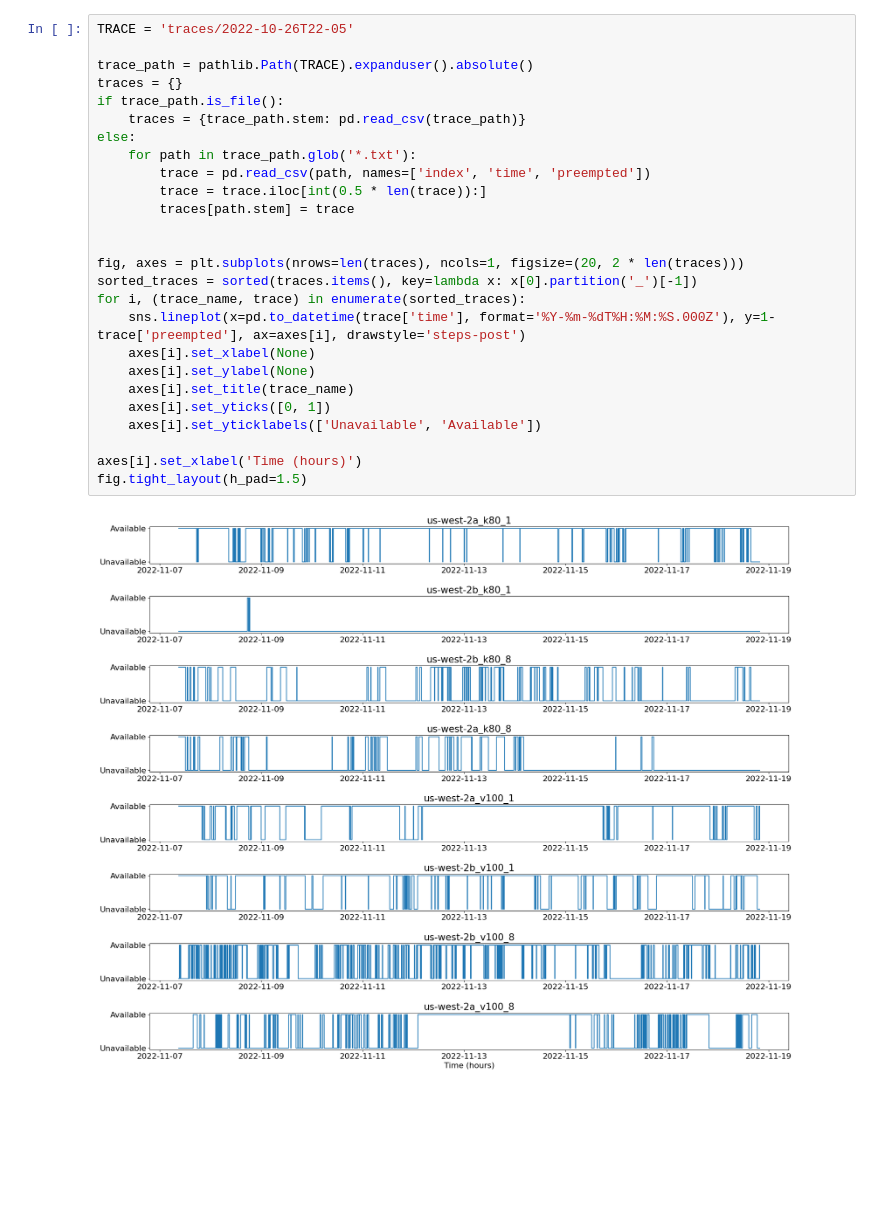
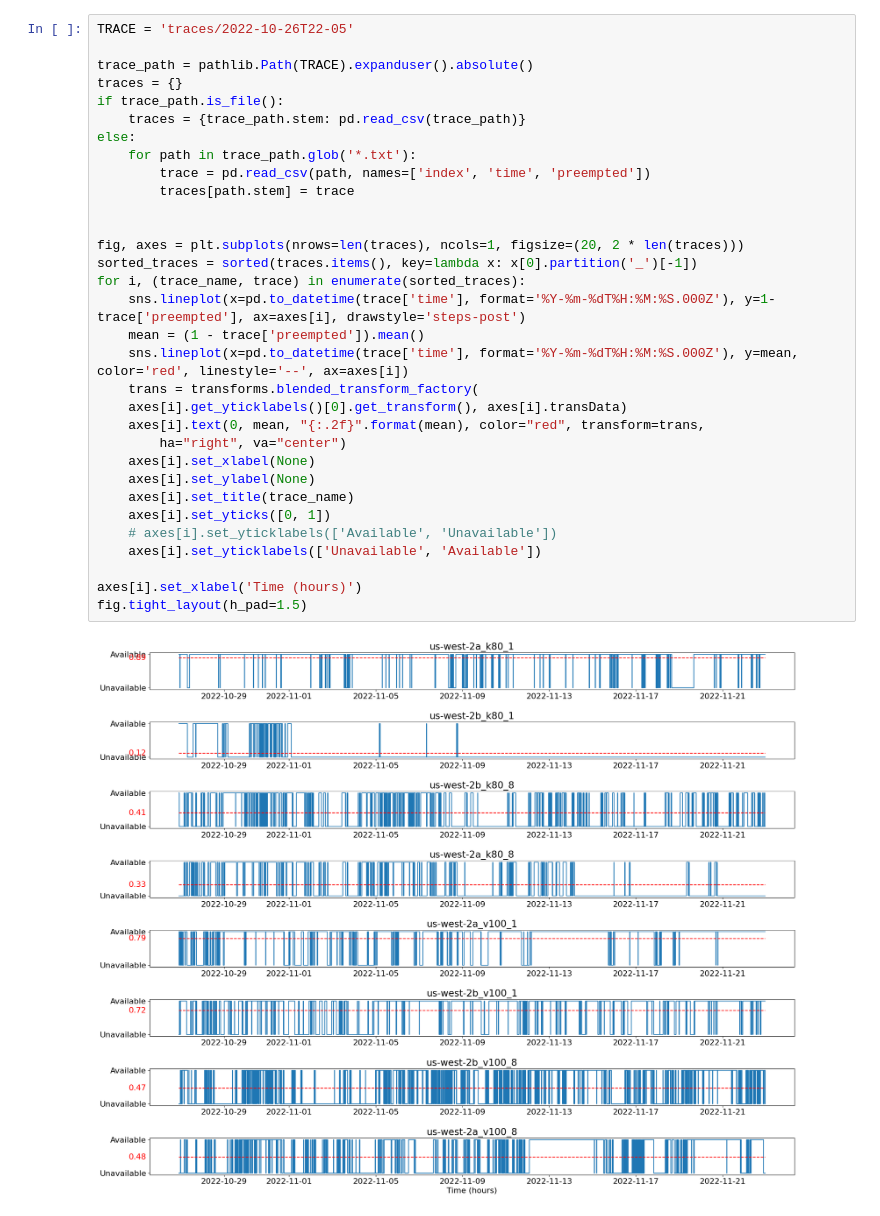
Before and after one commit to Michaelvll/skypilot-spot-strategy, a Jupyter notebook: scripts/availability/trace_visualize.ipynb, the cells around one changed output. Cells and saved outputs as stored; diff of their text form; blank space fills up the shorter version.

Commit message:
add mean value for trace

```diff
--- a/scripts/availability/trace_visualize.ipynb
+++ b/scripts/availability/trace_visualize.ipynb
@@ -13,29 +14,35 @@ plt.rc('font', size=16)
 # %%
 TRACE = 'traces/2022-10-26T22-05'
 
 trace_path = pathlib.Path(TRACE).expanduser().absolute()
 traces = {}
 if trace_path.is_file():
     traces = {trace_path.stem: pd.read_csv(trace_path)}
 else:
     for path in trace_path.glob('*.txt'):
         trace = pd.read_csv(path, names=['index', 'time', 'preempted'])
-        trace = trace.iloc[int(0.5 * len(trace)):]
         traces[path.stem] = trace
 
 
 fig, axes = plt.subplots(nrows=len(traces), ncols=1, figsize=(20, 2 * len(traces)))
 sorted_traces = sorted(traces.items(), key=lambda x: x[0].partition('_')[-1])
 for i, (trace_name, trace) in enumerate(sorted_traces):
     sns.lineplot(x=pd.to_datetime(trace['time'], format='%Y-%m-%dT%H:%M:%S.000Z'), y=1-trace['preempted'], ax=axes[i], drawstyle='steps-post')
+    mean = (1 - trace['preempted']).mean()
+    sns.lineplot(x=pd.to_datetime(trace['time'], format='%Y-%m-%dT%H:%M:%S.000Z'), y=mean, color='red', linestyle='--', ax=axes[i])
+    trans = transforms.blended_transform_factory(
+    axes[i].get_yticklabels()[0].get_transform(), axes[i].transData)
+    axes[i].text(0, mean, "{:.2f}".format(mean), color="red", transform=trans,
+        ha="right", va="center")
     axes[i].set_xlabel(None)
     axes[i].set_ylabel(None)
     axes[i].set_title(trace_name)
     axes[i].set_yticks([0, 1])
+    # axes[i].set_yticklabels(['Available', 'Unavailable'])
     axes[i].set_yticklabels(['Unavailable', 'Available'])
 
 axes[i].set_xlabel('Time (hours)')
 fig.tight_layout(h_pad=1.5)
 # %% [output]
-[figure, old version]
+[figure, new version]
 # %%
```
Also changed, not shown: parts of 2 cells of this notebook.
